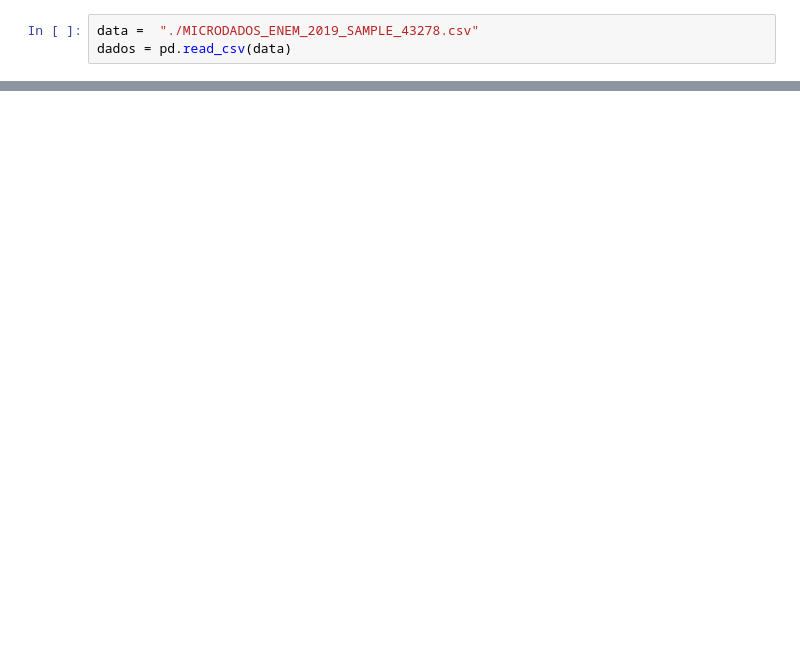
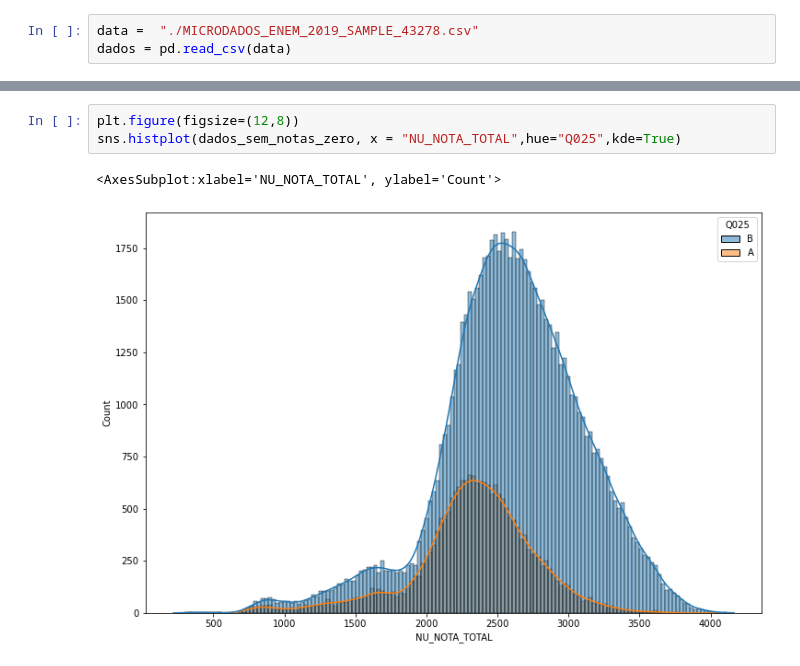
Before and after one commit to RodrigoAB93/ImersaoDadosAlura, a Jupyter notebook: Aula03.ipynb, the cells around one changed output, grey strips where cells are left out. Saved outputs shown, nothing was run; the diff lists cells and outputs as text; blank space fills up the shorter version.

```diff
--- a/Aula03.ipynb
+++ b/Aula03.ipynb
@@ -14,0 +30,6 @@ UndefinedVariableError: name 'NU_NOTA_TOTAL' is not defined
+# %%
+plt.figure(figsize=(12,8))
+sns.histplot(dados_sem_notas_zero, x = "NU_NOTA_TOTAL",hue="Q025",kde=True)
+# %% [output]
+<AxesSubplot:xlabel='NU_NOTA_TOTAL', ylabel='Count'>
+[figure, added]
```
Also changed, not shown: parts of 6 cells of this notebook.
